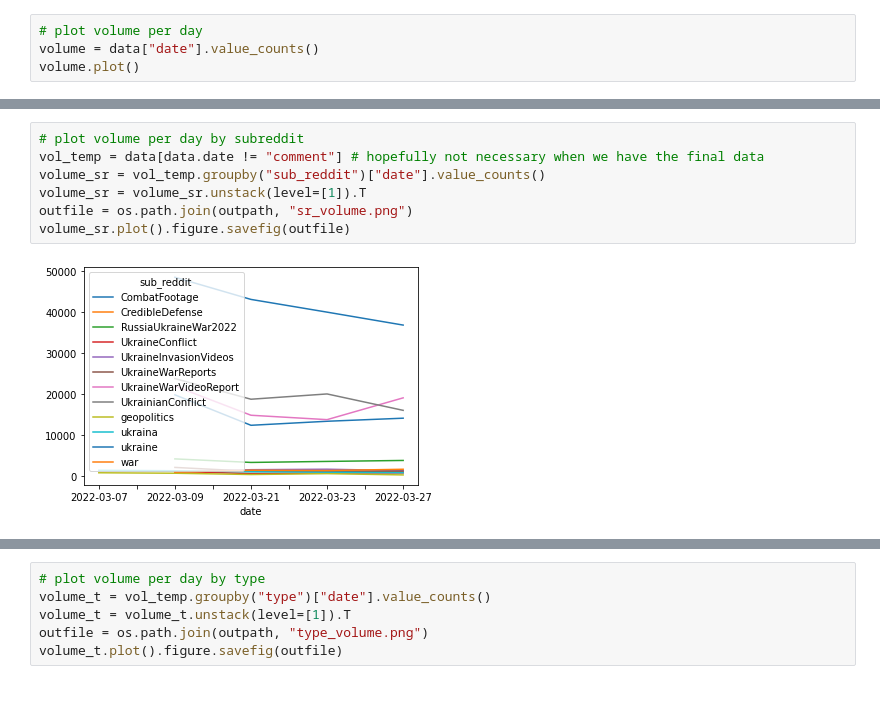
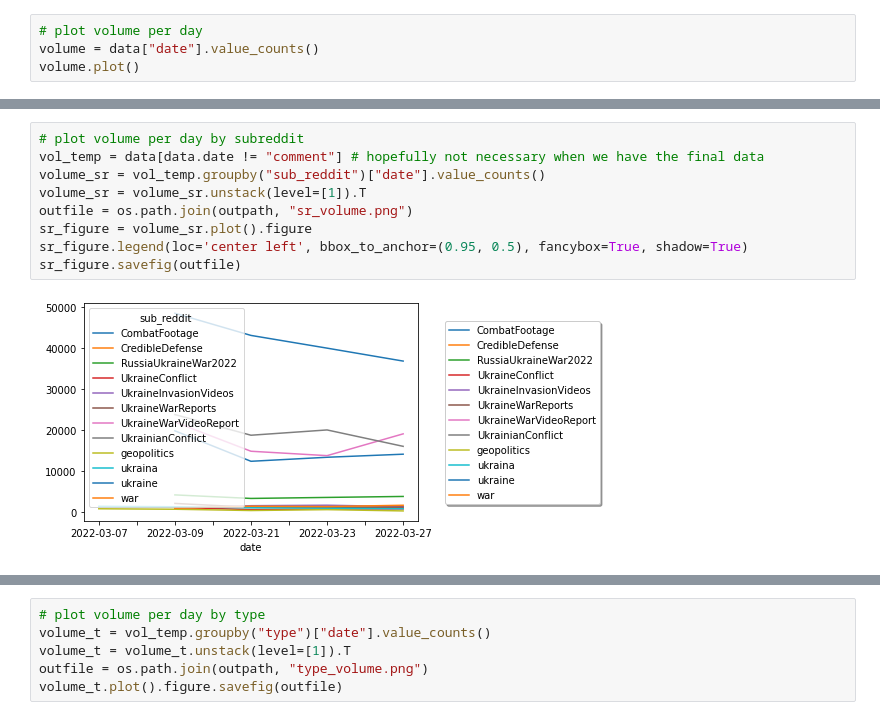
Before and after one commit to Lina-Elkjaer/NLPexam, a Jupyter notebook: data_viewer.ipynb, the cells around one changed output, grey strips where cells are left out. Drawn from its saved outputs; the diff is of its cells as text.

Commit message:
worked on plotting

```diff
--- a/data_viewer.ipynb
+++ b/data_viewer.ipynb
@@ -95,9 +158,11 @@ volume.plot()
 # %%
 # plot volume per day by subreddit
 vol_temp = data[data.date != "comment"] # hopefully not necessary when we have the final data
 volume_sr = vol_temp.groupby("sub_reddit")["date"].value_counts()
 volume_sr = volume_sr.unstack(level=[1]).T
 outfile = os.path.join(outpath, "sr_volume.png")
-volume_sr.plot().figure.savefig(outfile)
+sr_figure = volume_sr.plot().figure
+sr_figure.legend(loc='center left', bbox_to_anchor=(0.95, 0.5), fancybox=True, shadow=True)
+sr_figure.savefig(outfile)
 # %% [output]
-[figure, old version]
+[figure, new version]
```
Also changed, not shown: parts of 5 cells of this notebook.
